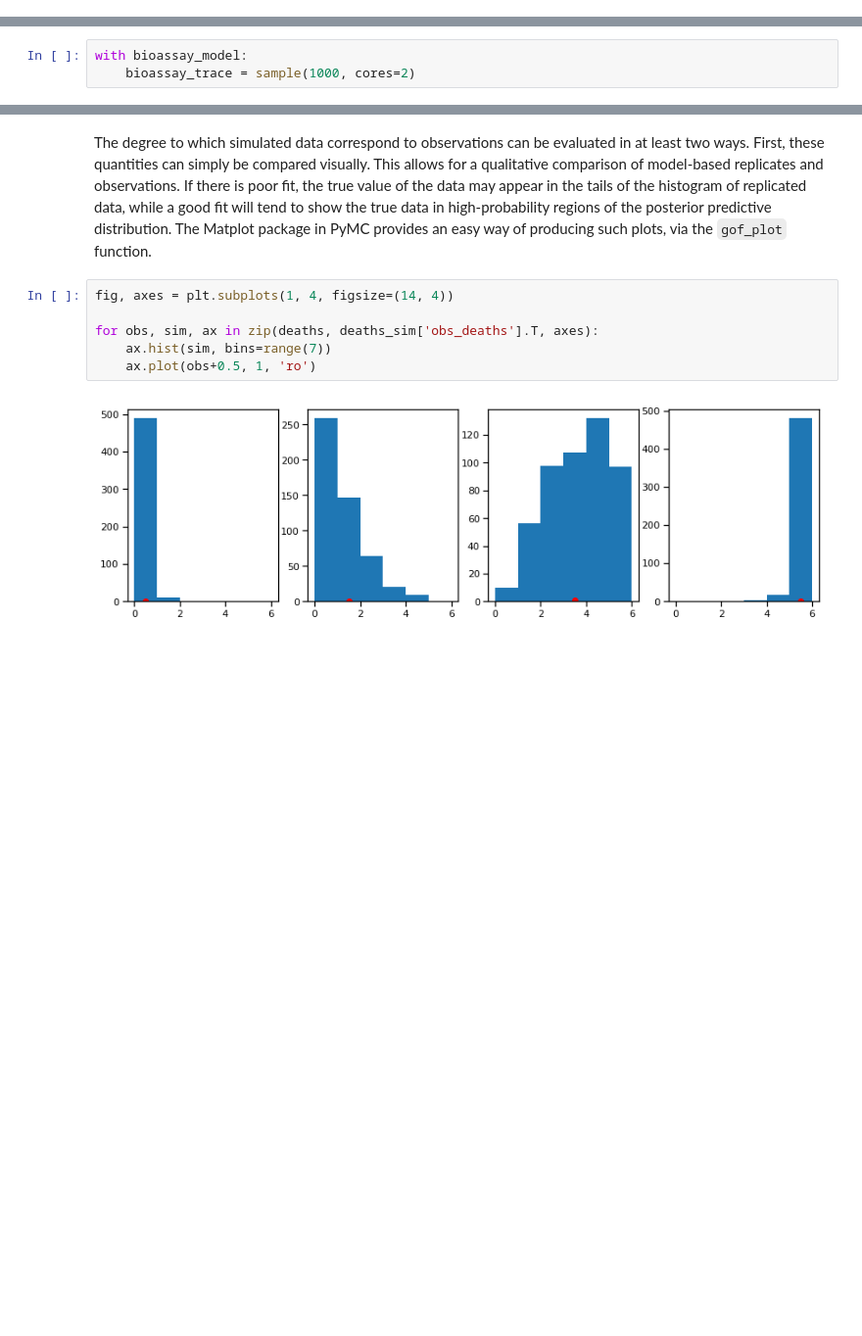
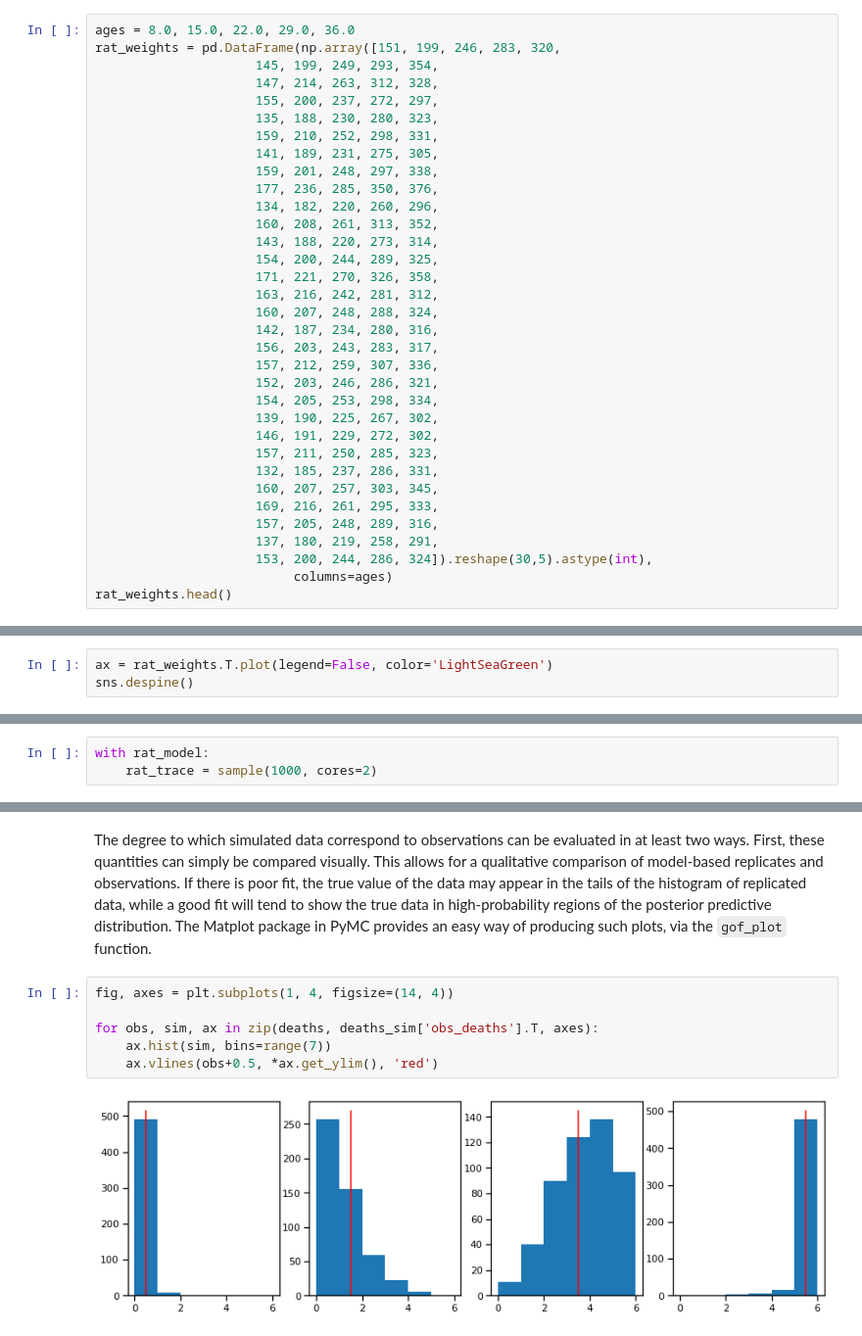
Before and after one commit to fonnesbeck/mcmc_pydata_london_2019, a Jupyter notebook: notebooks/4-Model_Checking.ipynb, the cells around one changed output, grey strips where cells are left out. Shown: that part at 98% size. Cells and saved outputs as stored; diff of their text form; blank space fills up the shorter version.

```diff
--- a/notebooks/4-Model_Checking.ipynb
+++ b/notebooks/4-Model_Checking.ipynb
@@ -80,0 +67,34 @@ with Model() as bioassay_model:
+# %%
+ages = 8.0, 15.0, 22.0, 29.0, 36.0
+rat_weights = pd.DataFrame(np.array([151, 199, 246, 283, 320,
+                     145, 199, 249, 293, 354,
+                     147, 214, 263, 312, 328,
+                     155, 200, 237, 272, 297,
+                     135, 188, 230, 280, 323,
+                     159, 210, 252, 298, 331,
+                     141, 189, 231, 275, 305,
+                     159, 201, 248, 297, 338,
+                     177, 236, 285, 350, 376,
+                     134, 182, 220, 260, 296,
+                     160, 208, 261, 313, 352,
+                     143, 188, 220, 273, 314,
+                     154, 200, 244, 289, 325,
+                     171, 221, 270, 326, 358,
+                     163, 216, 242, 281, 312,
+                     160, 207, 248, 288, 324,
+                     142, 187, 234, 280, 316,
+                     156, 203, 243, 283, 317,
+                     157, 212, 259, 307, 336,
+                     152, 203, 246, 286, 321,
+                     154, 205, 253, 298, 334,
+                     139, 190, 225, 267, 302,
+                     146, 191, 229, 272, 302,
+                     157, 211, 250, 285, 323,
+                     132, 185, 237, 286, 331,
+                     160, 207, 257, 303, 345,
+                     169, 216, 261, 295, 333,
+                     157, 205, 248, 289, 316,
+                     137, 180, 219, 258, 291,
+                     153, 200, 244, 286, 324]).reshape(30,5).astype(int),
+                          columns=ages)
+rat_weights.head()
@@ -80,0 +108,3 @@ with Model() as bioassay_model:
+# %%
+ax = rat_weights.T.plot(legend=False, color='LightSeaGreen')
+sns.despine()
@@ -81,6 +147,6 @@ with Model() as bioassay_model:
 # %%
-with bioassay_model:
-    bioassay_trace = sample(1000, cores=2)
+with rat_model:
+    rat_trace = sample(1000, cores=2)
 # %% [output]
 Auto-assigning NUTS sampler...
 Initializing NUTS using jitter+adapt_diag...
@@ -505,10 +557,10 @@ The degree to which simulated data correspond to observations can be evaluated i
 # %%
 fig, axes = plt.subplots(1, 4, figsize=(14, 4))
 
 for obs, sim, ax in zip(deaths, deaths_sim['obs_deaths'].T, axes):
     ax.hist(sim, bins=range(7))
-    ax.plot(obs+0.5, 1, 'ro')
+    ax.vlines(obs+0.5, *ax.get_ylim(), 'red')
 # %% [output]
-[figure, old version]
+[figure, new version]
 # %% [markdown]
 ---
```
Also changed, not shown: parts of 38 cells of this notebook, 1 other file.
